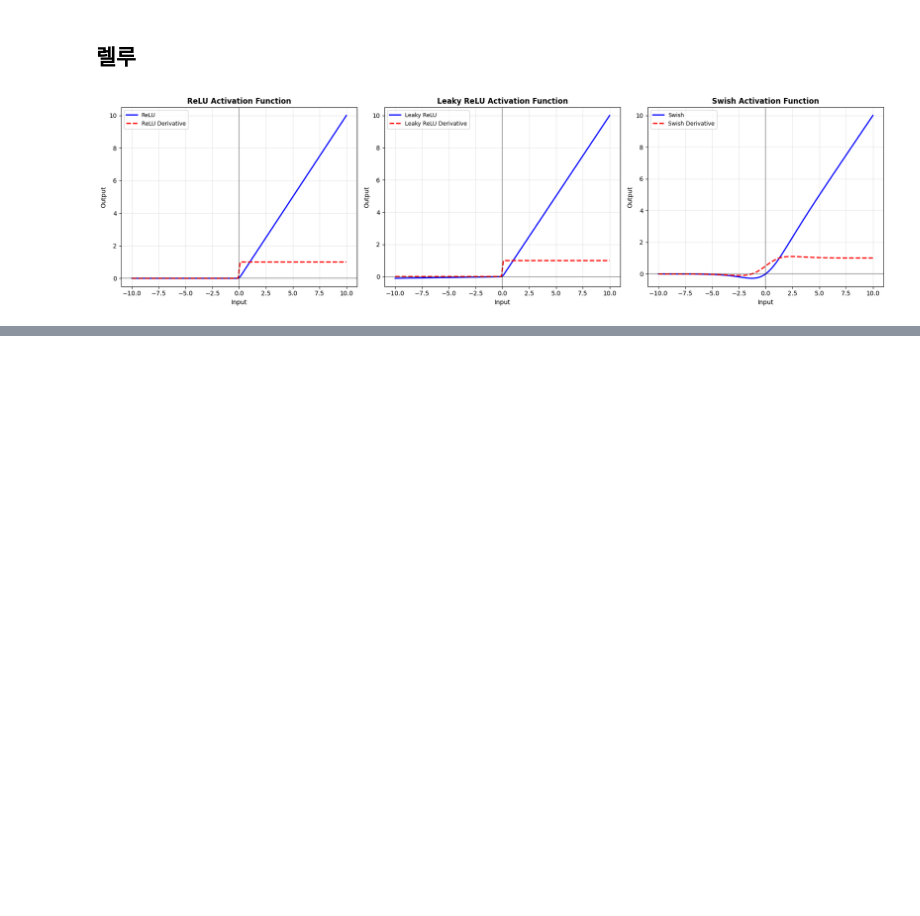
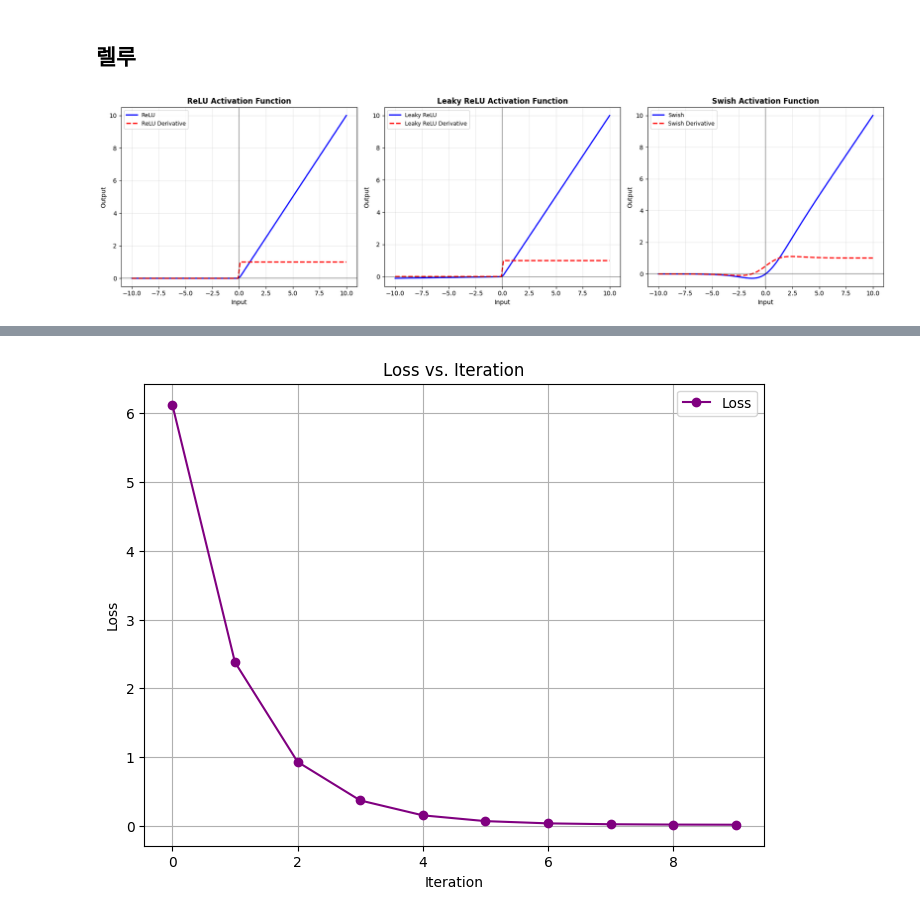
Before and after one commit to Max-JI64/Kakao_Tech_Boost, a Jupyter notebook: Daily_class/25_10_23_CNN.ipynb, the cells around one changed output, grey strips where cells are left out. Saved outputs shown, nothing was run; the diff lists cells and outputs as text; code cells hidden in the pictures; blank space fills up the shorter version.

```diff
--- a/Daily_class/25_10_23_CNN.ipynb
+++ b/Daily_class/25_10_23_CNN.ipynb
@@ -130,0 +426,95 @@ plt.show()
+# %%
+import numpy as np
+import matplotlib.pyplot as plt
+from mpl_toolkits.mplot3d import Axes3D
+
+# Dataset: Two features
+X = np.array([[1, 1], [2, 4], [3, 9]])  # x_i1 = x_i, x_i2 = x_i^2
+Y = np.array([2, 6, 12])  # y_i = x_i1 + x_i2
+
+# Adjustable parameters
+w1 = 0.5  # Initial weight 1
+w2 = 0.5  # Initial weight 2
+b = 0.5   # Initial bias
+eta = 0.01  # Learning rate
+n = len(Y)  # Number of data points
+num_iterations = 10  # Number of iterations
+
+# Forward pass: Compute predictions and loss
+def compute_predictions(X, w1, w2, b):
+    return w1 * X[:, 0] + w2 * X[:, 1] + b
+
+def compute_loss(Y_hat, Y):
+    return (1 / (2 * n)) * np.sum((Y_hat - Y) ** 2)
+
+# Backpropagation: Compute gradients
+def compute_gradients(X, Y, Y_hat):
+    dw1 = (1 / n) * np.sum((Y_hat - Y) * X[:, 0])
+    dw2 = (1 / n) * np.sum((Y_hat - Y) * X[:, 1])
+    db = (1 / n) * np.sum(Y_hat - Y)
+    return dw1, dw2, db
+
+# Store loss and parameter history
+loss_history = []
+w1_history = [w1]
+w2_history = [w2]
+b_history = [b]
+
+# Perform gradient descent
+for iteration in range(num_iterations):
+
+    Y_hat = compute_predictions(X, w1, w2, b)
+
+    loss = compute_loss(Y_hat, Y)
+    loss_history.append(loss)
+
+    dw1, dw2, db = compute_gradients(X, Y, Y_hat)
+    w1 = w1 - eta * dw1
+    w2 = w2 - eta * dw2
+    b = b - eta * db
+
+    w1_history.append(w1)
+    w2_history.append(w2)
+    b_history.append(b)
+
+    print(f"Iteration {iteration + 1:2d}: Loss = {loss:.4f}, w1 = {w1:.4f}, w2 = {w2:.4f}, b = {b:.4f}")
+
+# Compute loss for 3D surface plot (fixed b = 0.5)
+w1_range = np.linspace(0, 2, 100)
+w2_range = np.linspace(0, 2, 100)
+W1, W2 = np.meshgrid(w1_range, w2_range)
+losses = np.zeros_like(W1)
+for i in range(W1.shape[0]):
+    for j in range(W1.shape[1]):
+        Y_hat = compute_predictions(X, W1[i, j], W2[i, j], 0.5)
+        losses[i, j] = compute_loss(Y_hat, Y)
+
+# Plot 1: Loss vs. Iteration
+plt.figure(figsize=(8, 6))
+plt.plot(range(num_iterations), loss_history, marker='o', color='purple', label='Loss')
+plt.xlabel('Iteration')
+plt.ylabel('Loss')
+plt.title('Loss vs. Iteration')
+plt.legend()
+plt.grid(True)
+plt.savefig('loss_vs_iteration.png')
+plt.show()
+
+# Plot 2: 3D Surface Plot of Loss vs. w1 and w2
+fig = plt.figure(figsize=(10, 8))
+ax = fig.add_subplot(111, projection='3d')
+surf = ax.plot_surface(W1, W2, losses, cmap='viridis', alpha=0.8)
+ax.plot(w1_history, w2_history, [compute_loss(compute_predictions(X, w1, w2, 0.5), Y) for w1, w2 in zip(w1_history, w2_history)],
+        'r.-', label='Gradient Descent Path', linewidth=2, markersize=10)
+ax.scatter([w1_history[0]], [w2_history[0]], [loss_history[0]], color='red', s=100, label='Initial (w1, w2)')
+ax.scatter([w1_history[-1]], [w2_history[-1]], [compute_loss(compute_predictions(X, w1_history[-1], w2_history[-1], 0.5), Y)],
+           color='green', s=100, label='Final (w1, w2)')
+ax.set_xlabel('Weight w1')
+ax.set_ylabel('Weight w2')
+ax.set_zlabel('Loss')
+ax.set_title('Loss Surface with Gradient Descent Path (b = 0.5)')
+fig.colorbar(surf, ax=ax, shrink=0.5, aspect=5, label='Loss')
+ax.legend()
+plt.savefig('loss_3d_surface.png')
+plt.show()
+# %% [output]
@@ -130,0 +531 @@ plt.show()
+[figure, added]
```
Also changed, not shown: parts of 17 cells of this notebook.
